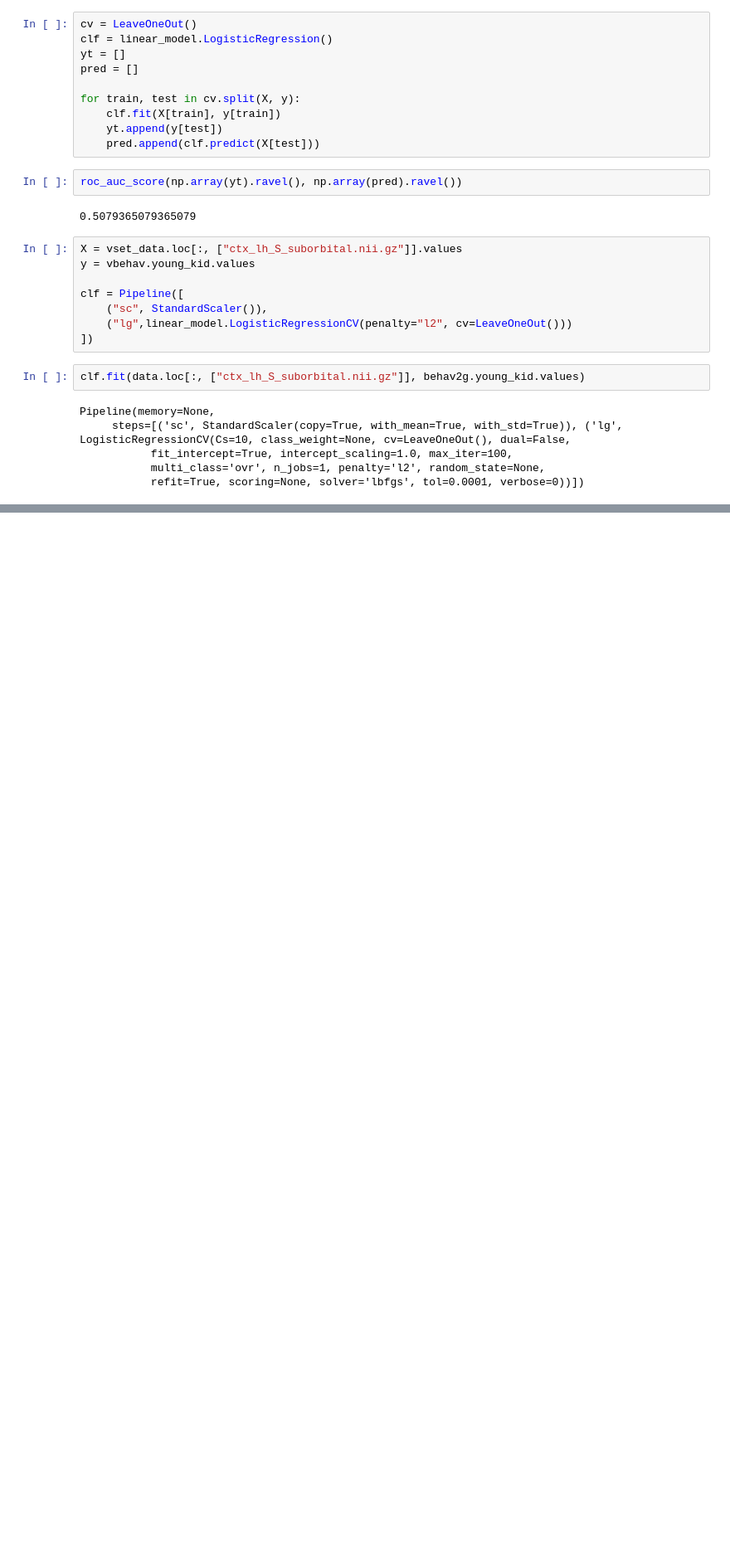
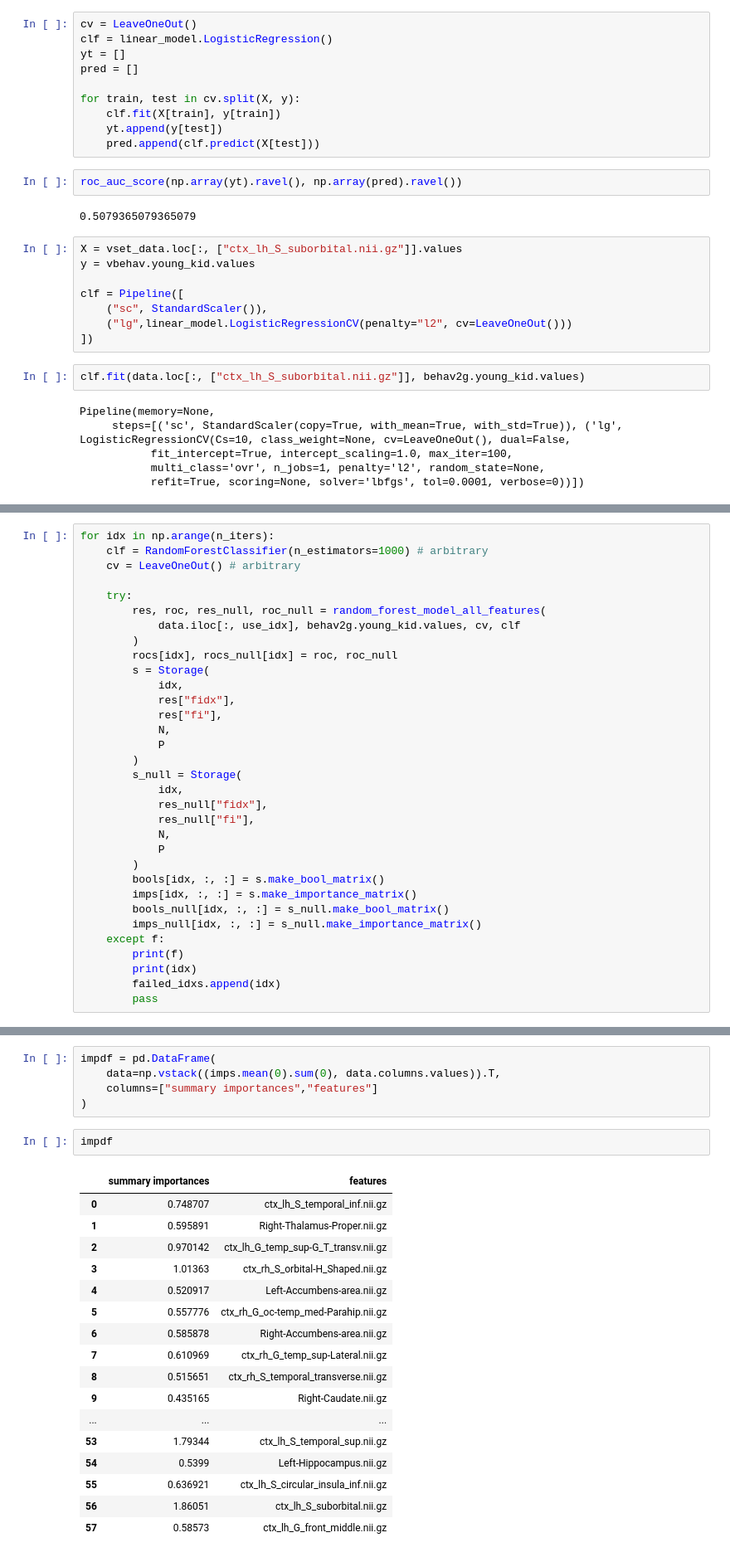
Before and after one commit to zhenghanQ/bild, a Jupyter notebook: second_level_roi_analysis/rf_featselect.ipynb, the cells around one changed output, grey strips where cells are left out. Shown at 83% size. Cells and saved outputs as stored; diff of their text form; blank space fills up the shorter version.

```diff
--- a/second_level_roi_analysis/rf_featselect.ipynb
+++ b/second_level_roi_analysis/rf_featselect.ipynb
@@ -372,0 +476,33 @@ roc_auc_score(y, clf.predict(X))
+# %%
+for idx in np.arange(n_iters):
+    clf = RandomForestClassifier(n_estimators=1000) # arbitrary
+    cv = LeaveOneOut() # arbitrary
+
+    try:
+        res, roc, res_null, roc_null = random_forest_model_all_features(
+            data.iloc[:, use_idx], behav2g.young_kid.values, cv, clf
+        )
+        rocs[idx], rocs_null[idx] = roc, roc_null
+        s = Storage(
+            idx,
+            res["fidx"],
+            res["fi"],
+            N,
+            P
+        )
+        s_null = Storage(
+            idx,
+            res_null["fidx"],
+            res_null["fi"],
+            N,
+            P
+        )
+        bools[idx, :, :] = s.make_bool_matrix()
+        imps[idx, :, :] = s.make_importance_matrix()
+        bools_null[idx, :, :] = s_null.make_bool_matrix()
+        imps_null[idx, :, :] = s_null.make_importance_matrix()
+    except f:
+        print(f)
+        print(idx)
+        failed_idxs.append(idx)
+        pass
@@ -372,0 +524,25 @@ roc_auc_score(y, clf.predict(X))
+# %%
+impdf = pd.DataFrame(
+    data=np.vstack((imps.mean(0).sum(0), data.columns.values)).T,
+    columns=["summary importances","features"]
+)
+# %%
+impdf
+# %% [output]
+|  | summary importances | features |
+| 0 | 0.748707 | ctx_lh_S_temporal_inf.nii.gz |
+| 1 | 0.595891 | Right-Thalamus-Proper.nii.gz |
+| 2 | 0.970142 | ctx_lh_G_temp_sup-G_T_transv.nii.gz |
+| 3 | 1.01363 | ctx_rh_S_orbital-H_Shaped.nii.gz |
+| 4 | 0.520917 | Left-Accumbens-area.nii.gz |
+| 5 | 0.557776 | ctx_rh_G_oc-temp_med-Parahip.nii.gz |
+| 6 | 0.585878 | Right-Accumbens-area.nii.gz |
+| 7 | 0.610969 | ctx_rh_G_temp_sup-Lateral.nii.gz |
+| 8 | 0.515651 | ctx_rh_S_temporal_transverse.nii.gz |
+| 9 | 0.435165 | Right-Caudate.nii.gz |
+| ... | ... | ... |
+| 53 | 1.79344 | ctx_lh_S_temporal_sup.nii.gz |
+| 54 | 0.5399 | Left-Hippocampus.nii.gz |
+| 55 | 0.636921 | ctx_lh_S_circular_insula_inf.nii.gz |
+| 56 | 1.86051 | ctx_lh_S_suborbital.nii.gz |
+| 57 | 0.58573 | ctx_lh_G_front_middle.nii.gz |
```
Also changed, not shown: parts of 8 cells of this notebook.
